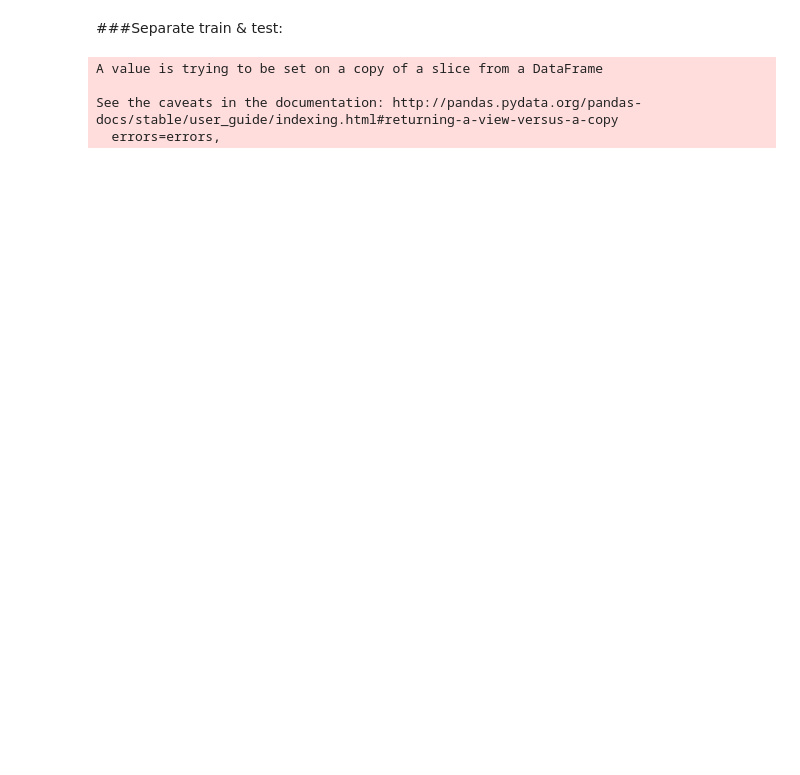
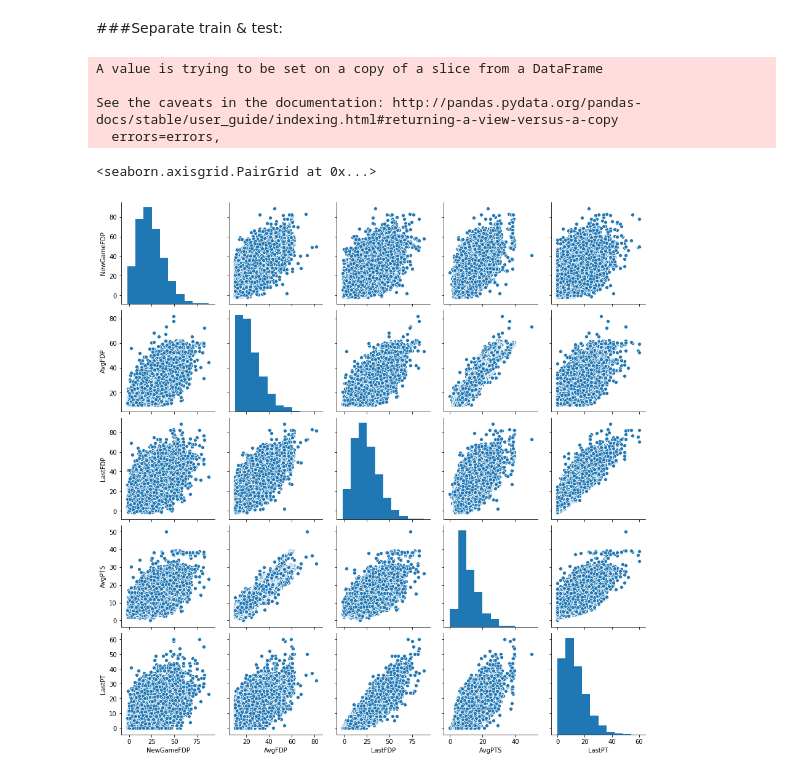
Before and after one commit to deepenrp/NBA_Performance, a Jupyter notebook: Fantasy/1__Preliminary Analysis - Prediction for FantasyPTs .ipynb, the cells around one changed output. Cells and saved outputs as stored; diff of their text form; code cells hidden in the pictures; blank space fills up the shorter version.

```diff
--- a/Fantasy/1__Preliminary Analysis - Prediction for FantasyPTs .ipynb
+++ b/Fantasy/1__Preliminary Analysis - Prediction for FantasyPTs .ipynb
@@ -48,5 +54,5 @@ We will split the allplayerGameLogs into training and test sets. And we need to
 # %%
-def aggr(group):
+def aggr(group, date):
     test_df = pd.DataFrame()
     test_df['LastFDP'] = group['FDP'][-1:]
     test_df['AvgFDP'] = group['FDP'].mean()
@@ -69,6 +75,7 @@ def aggr(group):
     test_df['LastTOV'] = group['TOV'][-1:]
     #group['NumDouBL'] = group['DouBL'].sum()
     #group['NumTriBL'] = group['TriBL'].sum()
+    test_df['Date'] = date
 
     test_df['Last3GameAvgFDP'] = group['FDP'][-3:].mean()
     test_df['Last3GameAvgMIN'] = group['MIN'][-3:].mean()
@@ -102,13 +109,14 @@ def aggr_stats(date,dataframe):
 
     for id in ids:
         group = tmp.grouped.get_group(id)
-        df = aggr(group)
+        df = aggr(group, date)
+        df['Date'].append(date)
         Newdf = pd.concat([Newdf,df],axis=0)
 
     bins = [-10, 10, 20, 30, 40, 100]
     group_names = ['benchPlayer','belowAvg','average','advanced','top']
-    print(Newdf)
-    print(df)
+#     print(Newdf)
+#     print(df)
     Newdf['Rank']= pd.cut(Newdf['AvgFDP'],bins,labels=group_names)
 
     return(Newdf)
@@ -429,9 +331,9 @@ Index(['Name', 'GID', 'Team', 'Opp', 'Home', 'NewGameFDP', 'LastFDP', 'AvgFDP',
 clist = ['Name', 'GID', 'Team', 'Opp', 'Home', 'NewGameFDP', 'LastFDP', 'AvgFDP',
        'AvgPTS', 'LastPT', 'AvgMIN', 'LastMIN', 'AvgFGM', 'LastFGM', 'AvgFGA',
        'LastFGA', 'Avg3PTS', 'Last3PTS', 'AvgREB', 'LastREB', 'AvgAST',
-       'LastAST', 'AvgSTL', 'AvgTOV', 'LastTOV', 'Last3GameAvgFDP',
+       'LastAST', 'AvgSTL', 'AvgTOV', 'LastTOV', 'Date', 'Last3GameAvgFDP',
        'Last3GameAvgMIN', 'Last3GameAvgPTS', 'position', 'Rank', 'TeamStdFDP',
-       'TeamAvgFDP','TeamMaxFDP']
+       'TeamAvgFDP', 'TeamMaxFDP']
 train_df = train_df[clist]
 test_df = test_df[clist]
 # %%
@@ -581,0 +477,5 @@ test.to_csv('../Data/test_final.csv',index=False)
+# %%
+sns.pairplot(train[["NewGameFDP", "AvgFDP", "LastFDP","AvgPTS",'LastPT']])
+# %% [output]
+<seaborn.axisgrid.PairGrid at 0x...>
+[figure, added]
```
Also changed, not shown: parts of 21 cells of this notebook, 36 other files.
